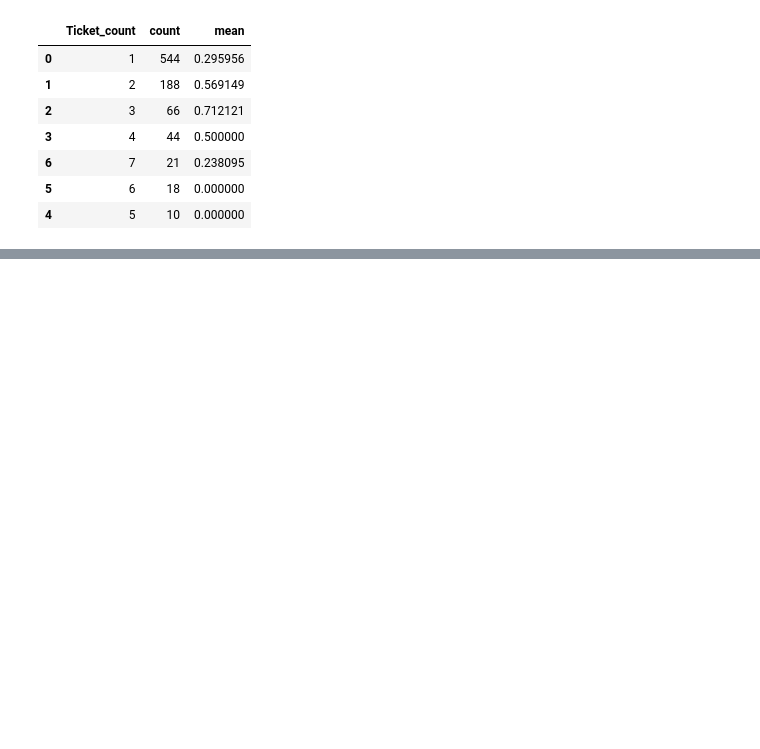
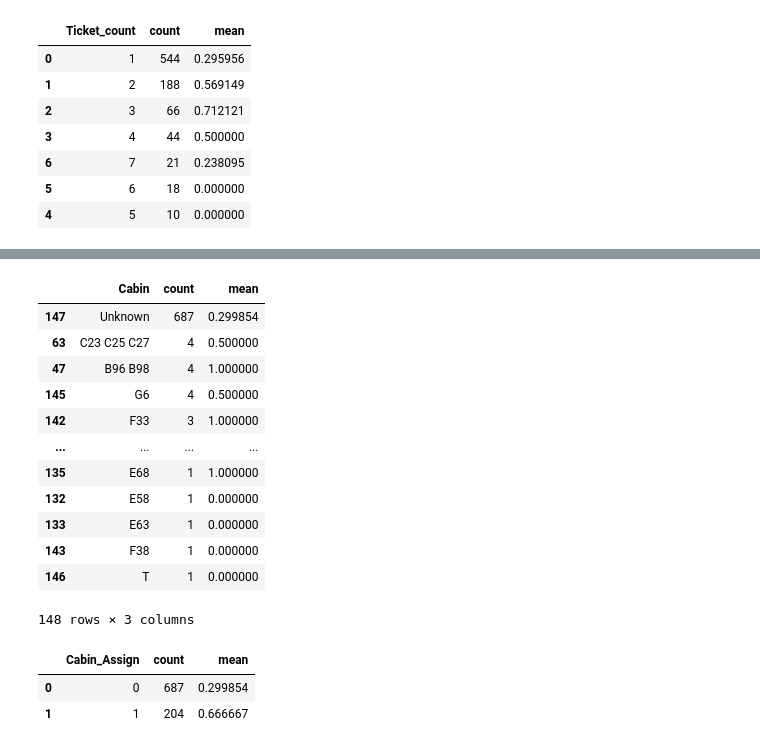
Before and after one commit to mitheko/titanic-dataset-project, a Jupyter notebook: test_environment.ipynb, the cells around one changed output, grey strips where cells are left out. Drawn from its saved outputs; the diff is of its cells as text; code cells hidden in the pictures; blank space fills up the shorter version.

Commit message:
new model

```diff
--- a/test_environment.ipynb
+++ b/test_environment.ipynb
@@ -515,0 +535,2 @@ train_df.groupby(['Ticket_count'], as_index=False)['Survived'].agg(['count', 'me
+# %%
+train_df['Ticket_location']=np.where(train_df['Ticket'].str.split(pat=' ', expand=True)[1].notna(),train_df['Ticket'].str.split(pat=" ", expand=True)[0].apply(lambda x: x.strip()),train_df['Ticket'].apply(lambda x: x.strip()))
@@ -515,0 +553,21 @@ train_df.groupby(['Ticket_count'], as_index=False)['Survived'].agg(['count', 'me
+# %%
+#this fills all blank values in the 'Cabin' column with the string 'Unknown'. This is a common data preprocessing step to handle missing values in categorical columns. By filling the missing values with 'Unknown', we can retain the information that the cabin data is missing without losing any rows from the dataset. This allows us to include the 'Cabin' feature in our analysis and modeling, while still accounting for the fact that some passengers did not have cabin information available. Additionally, this can help us analyze if there is any correlation between having a known cabin and survival rates, as passengers with unknown cabins might have had different survival outcomes compared to those with known cabins.
+
+train_df['Cabin']=train_df['Cabin'].fillna('Unknown')
+test_df['Cabin']=test_df['Cabin'].fillna('Unknown')
+# %%
+train_df.groupby('Cabin', as_index=False)['Survived'].agg(['count', 'mean']).sort_values(by='count', ascending=False)
+# %% [output]
+|  | Cabin | count | mean |
+| 147 | Unknown | 687 | 0.299854 |
+| 63 | C23 C25 C27 | 4 | 0.500000 |
+| 47 | B96 B98 | 4 | 1.000000 |
+| 145 | G6 | 4 | 0.500000 |
+| 142 | F33 | 3 | 1.000000 |
+| ... | ... | ... | ... |
+| 135 | E68 | 1 | 1.000000 |
+| 132 | E58 | 1 | 0.000000 |
+| 133 | E63 | 1 | 0.000000 |
+| 143 | F38 | 1 | 0.000000 |
+| 146 | T | 1 | 0.000000 |
+148 rows × 3 columns
@@ -515,0 +577,6 @@ train_df.groupby(['Ticket_count'], as_index=False)['Survived'].agg(['count', 'me
+# %%
+train_df.groupby('Cabin_Assign', as_index=False)['Survived'].agg(['count', 'mean']).sort_values(by='count', ascending=False)
+# %% [output]
+|  | Cabin_Assign | count | mean |
+| 0 | 0 | 687 | 0.299854 |
+| 1 | 1 | 204 | 0.666667 |
```
Also changed, not shown: parts of 53 cells of this notebook.
